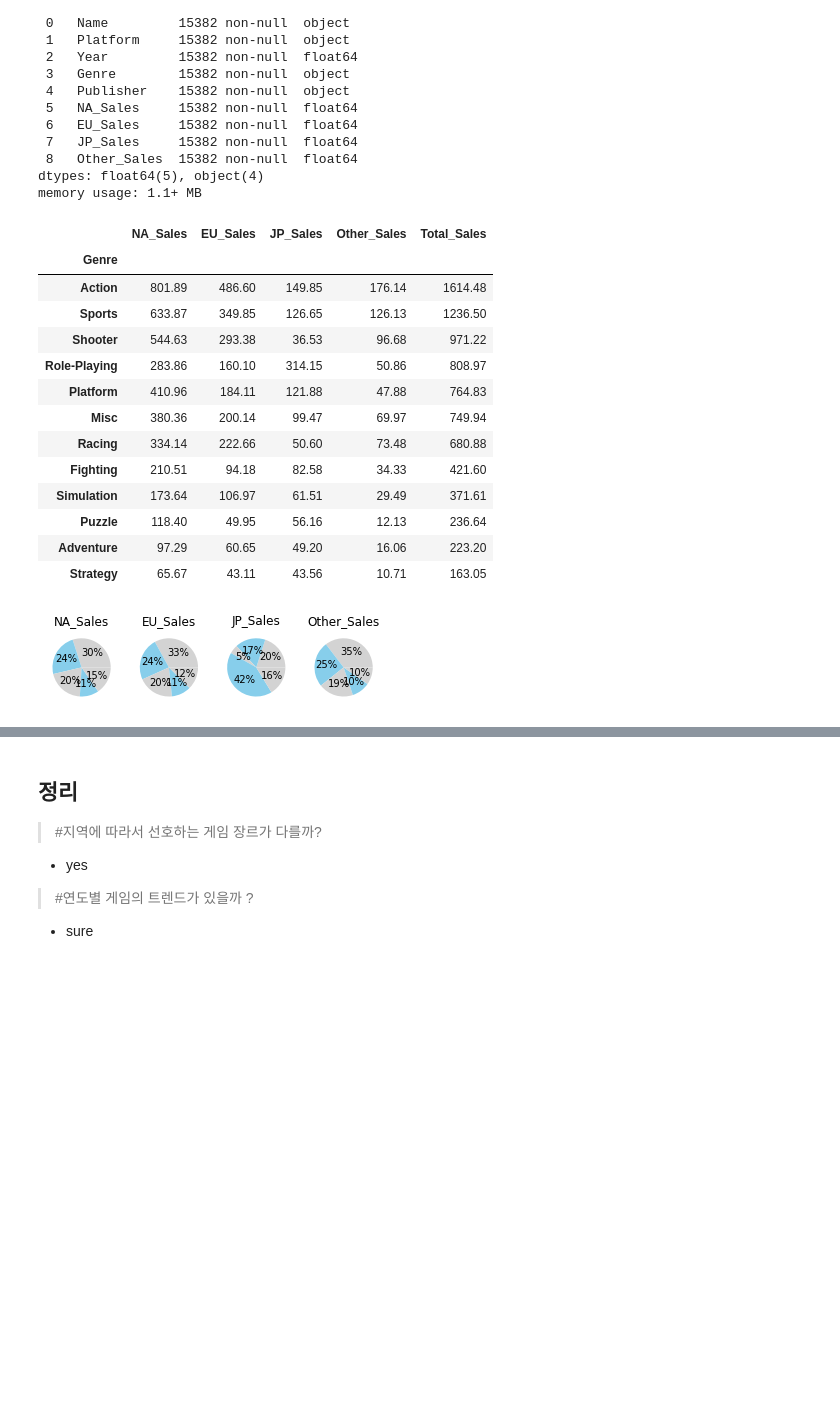
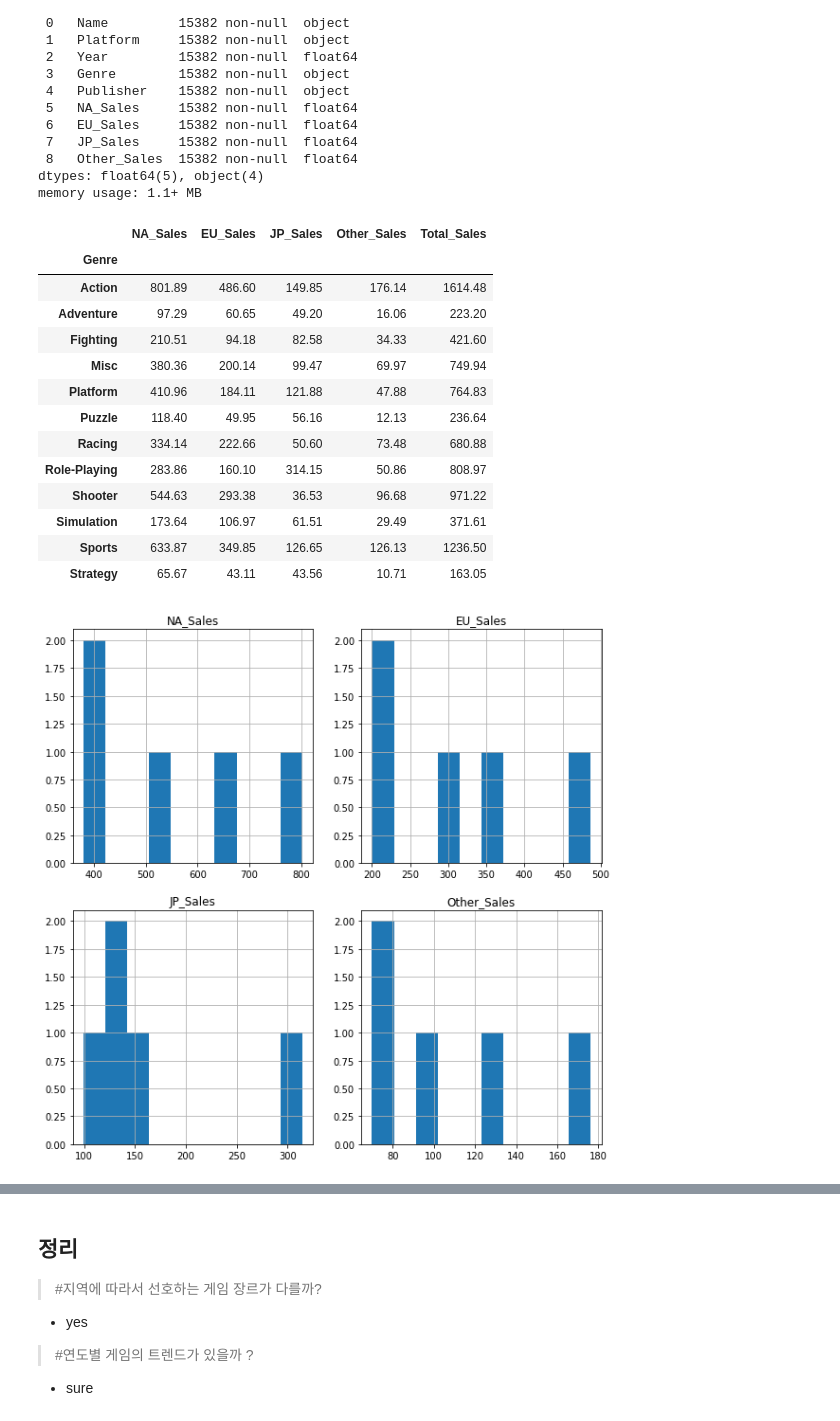
Before and after one commit to letssoar/CodeStatesProject, a Jupyter notebook: section1/colab_1.ipynb, the cells around one changed output, grey strips where cells are left out. Drawn from its saved outputs; the diff is of its cells as text; code cells hidden in the pictures; blank space fills up the shorter version.

```diff
--- a/section1/colab_1.ipynb
+++ b/section1/colab_1.ipynb
@@ -171,52 +188,66 @@ salesAll
 
 
 df_Genre = df1.groupby('Genre')[salesAll].sum()
-df_Genre.sort_values(by='Total_Sales',ascending=False ,inplace=True)
-df_Genre#['Total_Sales']
+df_Genre
 # %% [output]
 |  | NA_Sales | EU_Sales | JP_Sales | Other_Sales | Total_Sales |
 | Genre |  |  |  |  |  |
 | Action | 801.89 | 486.60 | 149.85 | 176.14 | 1614.48 |
+| Adventure | 97.29 | 60.65 | 49.20 | 16.06 | 223.20 |
+| Fighting | 210.51 | 94.18 | 82.58 | 34.33 | 421.60 |
+| Misc | 380.36 | 200.14 | 99.47 | 69.97 | 749.94 |
+| Platform | 410.96 | 184.11 | 121.88 | 47.88 | 764.83 |
+| Puzzle | 118.40 | 49.95 | 56.16 | 12.13 | 236.64 |
+| Racing | 334.14 | 222.66 | 50.60 | 73.48 | 680.88 |
+| Role-Playing | 283.86 | 160.10 | 314.15 | 50.86 | 808.97 |
+| Shooter | 544.63 | 293.38 | 36.53 | 96.68 | 971.22 |
+| Simulation | 173.64 | 106.97 | 61.51 | 29.49 | 371.61 |
 | Sports | 633.87 | 349.85 | 126.65 | 126.13 | 1236.50 |
-| Shooter | 544.63 | 293.38 | 36.53 | 96.68 | 971.22 |
-| Role-Playing | 283.86 | 160.10 | 314.15 | 50.86 | 808.97 |
-| Platform | 410.96 | 184.11 | 121.88 | 47.88 | 764.83 |
-| Misc | 380.36 | 200.14 | 99.47 | 69.97 | 749.94 |
-| Racing | 334.14 | 222.66 | 50.60 | 73.48 | 680.88 |
-| Fighting | 210.51 | 94.18 | 82.58 | 34.33 | 421.60 |
-| Simulation | 173.64 | 106.97 | 61.51 | 29.49 | 371.61 |
-| Puzzle | 118.40 | 49.95 | 56.16 | 12.13 | 236.64 |
-| Adventure | 97.29 | 60.65 | 49.20 | 16.06 | 223.20 |
 | Strategy | 65.67 | 43.11 | 43.56 | 10.71 | 163.05 |
 # %%
 # ratio = df1['NA_Sales'].value_counts(normalize=True) # normalize는 비율을 나타내 주는 파라미터
 # ratio = round(ratio,2)
 #print( ratio.max)
 # ratio = df1['NA_Sales']
 #ratio.hist( )
 # print(ratio)
 
 
+plt.figure(figsize=(10, 10))
 for i,v in enumerate(sales):
-    plt.subplot(1, 4, i+1)
-    plt.pie( df_Genre[v].head() , autopct='%.0f%%',colors=['lightgrey', 'skyblue'])
+
+    df_top5 = df_Genre.sort_values(by=v,ascending=False)[v].head()
+    #df_top5
+    mylabels = df_top5.index
+
+    plt.subplot(2, 2, i+1)
+    df_top5.hist()
+    #plt.pie( df_top5 , autopct='%.0f%%',labels = mylabels)
     plt.title(v);
+    # print(df_top5)
+    # print()
+    # print()
+
+#dd = df_Genre.sort_values(by='Other_Sales',ascending=False)[v].head()
+
+
+
 
 #df1.head()
 # sns.countplot(data=df_Genre['Total_Sales'], color='orange')
 # plt.show();
 
 # 	NA_Sales	EU_Sales	JP_Sales	Other_Sales	Total_Sales
 # Genre
 # Action	801.89	486.60	149.85	176.14	1614.48
 # Adventure	97.29	60.65	49.20	16.06	223.20
 
 # print('-'*100)
 #NA_Sales
 # print('Action/Total =' , round(801.89/1614.48,2) )
 # print('Adventure/Total =' , round(97.29/223.20,2) )
 # %% [output]
-[figure, old version]
+[figure, new version]
 # %%
 df_Genre['NA_Sales']
 df_Genre['NA_Sales'].plot.bar(color=['g', 'b'], rot=0);
```
Also changed, not shown: parts of 3 cells of this notebook.
